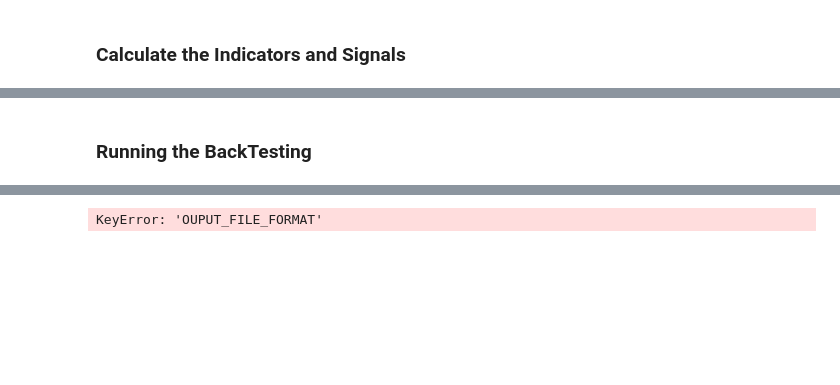
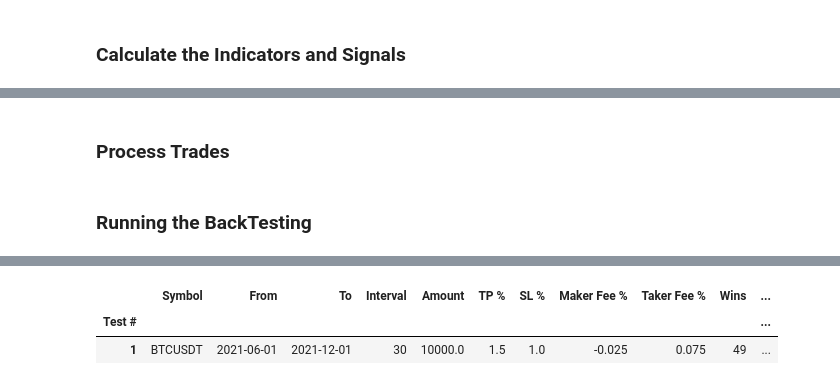
Before and after one commit to SebCoding/BackTester, a Jupyter notebook: BackTestMACD.ipynb, the cells around one changed output, grey strips where cells are left out. Saved outputs shown, nothing was run; the diff lists cells and outputs as text; code cells hidden in the pictures; blank space fills up the shorter version.

```diff
--- a/BackTestMACD.ipynb
+++ b/BackTestMACD.ipynb
@@ -579,0 +357,2 @@ def process_trades(df, params):
+# %% [markdown]
+### Process Trades
@@ -662,7 +737,7 @@ def backtest(params):
     # Method 1 (slow): Get historical data directly from the ByBit API
     # --------------------------------------------------------------------
     global MIN_DATA_SIZE
-    df = get_bybit_kline_data (params)
+    df = get_bybit_kline_data(params['Symbol'], params['From_Time'], params['To_Time'], params['Interval'])
     if df is None:
         print(f'\nNo data was returned from ByBit. Unable to backtest strategy.')
         raise Exception("No data returned by ByBit")
@@ -672,10 +747,13 @@ def backtest(params):
 
     # Method 2 (fast): Get historical data from previously saved files
     # --------------------------------------------------------------------
-    # filename = 'ByBit Historical\\BTCUSDT_2021-01-01_to_2021-11-27_30.xlsx'
+    # filename = 'ByBitData\\BTCUSDT_2021-01-01_to_2021-11-27_30.xlsx'
     # print(f'Reading data from file => [{filename}]')
     # df = convertExcelToDataFrame(filename)
 
     df = add_indicators_and_signals(df);
     df = process_trades(df, params)
+
+    # for index, row in df.iterrows():
+    #     print(index, row['close'], row['macd'])
     return df
@@ -686,11 +817,13 @@ import warnings
 warnings.filterwarnings('ignore')
 
 # Global Application Settings
-HISTORICAL_FILES_PATH = 'ByBit Historical' # Folder location where to store ByBit original raw data
 TEST_CASES_FILE_PATH = 'TestCases.xlsx' # File comntaining test cases
-RESULTS_PATH = 'BackTesting Results' # Folder location where to store the back testing output
+HISTORICAL_FILES_PATH = 'ByBitData' # Folder location where to store ByBit original raw data
+RESULTS_PATH = 'BackTestingResults' # Folder location where to store the back testing output
 OUPUT_FILE_FORMAT = ['xlsx']  # Prefered format(s) for the ouput: csv, xlsx or both. Ex: ['csv', 'xlsx']
 MIN_DATA_SIZE = 201 # Cannot run Strategy on data set less than this value
+
+HIGH_PRECISION_CROSSING = True # True/False. Uses to the minute detection of macd crossing
 
 # Load test cases from Excel file
 test_cases_df = load_test_cases_from_file(TEST_CASES_FILE_PATH)
@@ -749 +893,3 @@ Processing Trades.
-KeyError: 'OUPUT_FILE_FORMAT'
+|  | Symbol | From | To | Interval | Amount | TP % | SL % | Maker Fee % | Taker Fee % | Wins | ... |
+| Test # |  |  |  |  |  |  |  |  |  |  | ... |
+| 1 | BTCUSDT | 2021-06-01 | 2021-12-01 | 30 | 10000.0 | 1.5 | 1.0 | -0.025 | 0.075 | 49 | ... |
```
Also changed, not shown: parts of 12 cells of this notebook, 11 other files.
